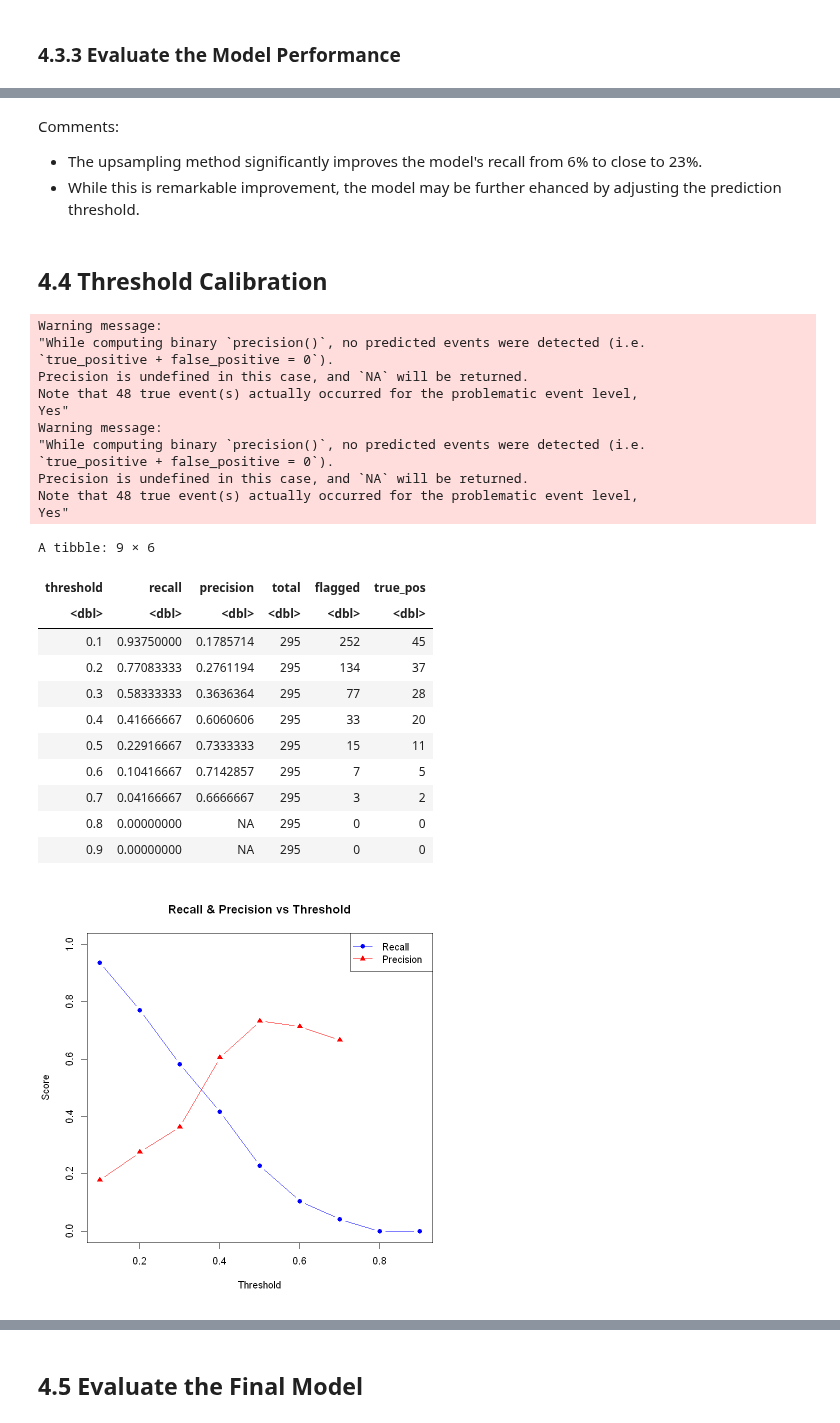
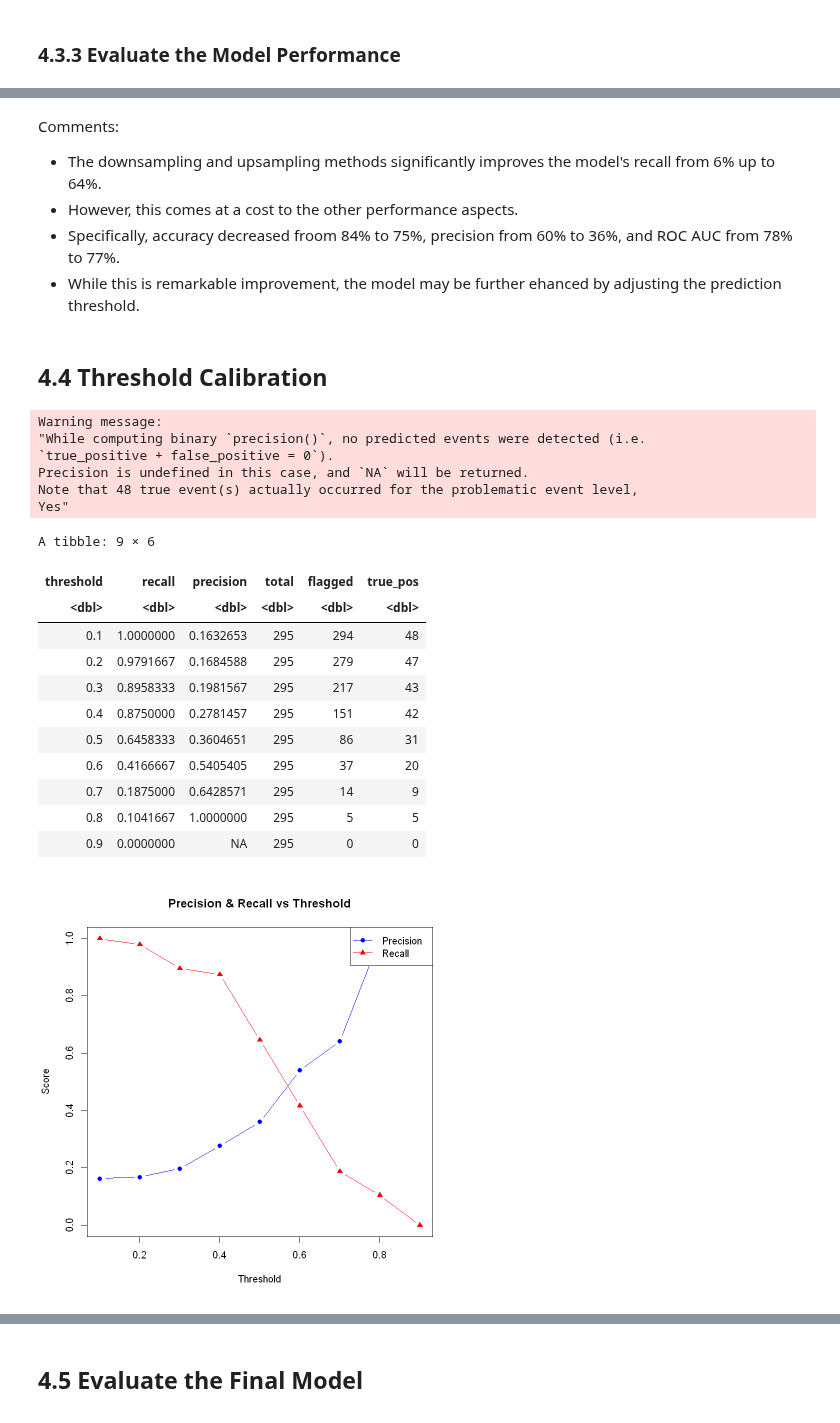
Before and after one commit to svarong-port/data-analytics-projects, a Jupyter notebook: R/ibm_hr_employee_attrition/hr_employee_attrition_notebook.ipynb, the cells around one changed output, grey strips where cells are left out. Cells and saved outputs as stored; diff of their text form; code cells hidden in the pictures.

Commit message:
Add downsampling in second tuning

```diff
--- a/R/ibm_hr_employee_attrition/hr_employee_attrition_notebook.ipynb
+++ b/R/ibm_hr_employee_attrition/hr_employee_attrition_notebook.ipynb
@@ -952,36 +1073,22 @@ system.time({rf_tune_1 <- tune_grid(rf_wfl_1,
 # %%
 # Select the best hyperparametres
 rf_best_hp_1 <- select_best(rf_tune_1,
-                            metric = "recall")
+                            metric = "precision")
 
 # Apply the best hyperparametres
 rf_wfl_final_1 <- finalize_workflow(rf_wfl_1,
                                     rf_best_hp_1)
 # %%
 # Fit the model
-rf_wkl_fit_1 <- fit(rf_wfl_final_1,
-                    data = hr_train)
+rf_wkl_fit_1 <- last_fit(rf_wfl_final_1,
+                         hr_split,
+                         metrics = rf_metrics_1)
 # %% [markdown]
 ### 4.3.3 Evaluate the Model Performance
 # %%
-# Make predictions
+# Collect predictions
+rf_predictions_1 <- collect_predictions(rf_wkl_fit_1)
 
-## Get prediction probabilities
-rf_pred_prob_1 <- predict(rf_wkl_fit_1,
-                          new_data = hr_test,
-                          type = "prob")
-
-## Get predicted classes
-rf_pred_class_1 <- predict(rf_wkl_fit_1,
-                           new_data = hr_test,
-                           type = "class")
-
-## Combine the results
-rf_predictions_1 <- tibble(actual = hr_test$Attrition,
-                           predicted = rf_pred_class_1$.pred_class,
-                           pred_yes = rf_pred_prob_1$.pred_Yes,
-                           pred_no = rf_pred_prob_1$.pred_No)
-
-## Print the results
+# Print the results
 head(rf_predictions_1)
 # %% [output]
@@ -1040,6 +1141,8 @@ A tibble: 1 × 3
 # %% [markdown]
 Comments:
-- The upsampling method significantly improves the model's recall from 6% to close to 23%.
+- The downsampling and upsampling methods significantly improves the model's recall from 6% up to 64%.
+- However, this comes at a cost to the other performance aspects.
+- Specifically, accuracy decreased froom 84% to 75%, precision from 60% to 36%, and ROC AUC from 78% to 77%.
 - While this is remarkable improvement, the model may be further ehanced by adjusting the prediction threshold.
 # %% [markdown]
 ## 4.4 Threshold Calibration
@@ -1074,7 +1177,7 @@ true_positives <- numeric(length(thresholds))
 for (i in 1:length(thresholds)) {
 
   ### Make predictions with the threshold
-  new_pred <- if_else(rf_predictions_1$pred_yes > thresholds[i],
+  new_pred <- if_else(rf_predictions_1$.pred_Yes > thresholds[i],
                       "Yes",
                       "No")
 
@@ -1126,53 +1229,47 @@ Warning message:
 Precision is undefined in this case, and `NA` will be returned.
 Note that 48 true event(s) actually occurred for the problematic event level,
 Yes"
-Warning message:
-"While computing binary `precision()`, no predicted events were detected (i.e.
-`true_positive + false_positive = 0`).
-Precision is undefined in this case, and `NA` will be returned.
-Note that 48 true event(s) actually occurred for the problematic event level,
-Yes"
 A tibble: 9 × 6
 | threshold | recall | precision | total | flagged | true_pos |
 | <dbl> | <dbl> | <dbl> | <dbl> | <dbl> | <dbl> |
-| 0.1 | 0.93750000 | 0.1785714 | 295 | 252 | 45 |
-| 0.2 | 0.77083333 | 0.2761194 | 295 | 134 | 37 |
-| 0.3 | 0.58333333 | 0.3636364 | 295 | 77 | 28 |
-| 0.4 | 0.41666667 | 0.6060606 | 295 | 33 | 20 |
-| 0.5 | 0.22916667 | 0.7333333 | 295 | 15 | 11 |
-| 0.6 | 0.10416667 | 0.7142857 | 295 | 7 | 5 |
-| 0.7 | 0.04166667 | 0.6666667 | 295 | 3 | 2 |
-| 0.8 | 0.00000000 | NA | 295 | 0 | 0 |
-| 0.9 | 0.00000000 | NA | 295 | 0 | 0 |
+| 0.1 | 1.0000000 | 0.1632653 | 295 | 294 | 48 |
+| 0.2 | 0.9791667 | 0.1684588 | 295 | 279 | 47 |
+| 0.3 | 0.8958333 | 0.1981567 | 295 | 217 | 43 |
+| 0.4 | 0.8750000 | 0.2781457 | 295 | 151 | 42 |
+| 0.5 | 0.6458333 | 0.3604651 | 295 | 86 | 31 |
+| 0.6 | 0.4166667 | 0.5405405 | 295 | 37 | 20 |
+| 0.7 | 0.1875000 | 0.6428571 | 295 | 14 | 9 |
+| 0.8 | 0.1041667 | 1.0000000 | 295 | 5 | 5 |
+| 0.9 | 0.0000000 | NA | 295 | 0 | 0 |
 # %%
 # Plot threshold vs recall and precision
 
-## Recall
+## Precision
 plot(thres_results$threshold,
-     thres_results$recall,
+     thres_results$precision,
      type = "b",
-     main = "Recall & Precision vs Threshold",
+     main = "Precision & Recall vs Threshold",
      xlab = "Threshold",
      ylab = "Score",
      col = "blue",
      pch = 16,
      ylim = c(0, 1))
 
-## Precision
+## Recall
 lines(thres_results$threshold,
-      thres_results$precision,
+      thres_results$recall,
       type = "b",
       col = "red",
       pch = 17)
 
 ## Add a legend
 legend("topright",
-       legend = c("Recall", "Precision"),
+       legend = c("Precision", "Recall"),
        col = c("blue", "red"),
        pch = c(16, 17),
        lty = 1)
 # %% [output]
-[figure, old version]
+[figure, new version]
 # %% [markdown]
 Comments:
 - Although we are prioritising recall to identify potential leavers, a high recall means we will also incorrectly classify employees who are staying as leavers.
```
Also changed, not shown: parts of 24 cells of this notebook.
